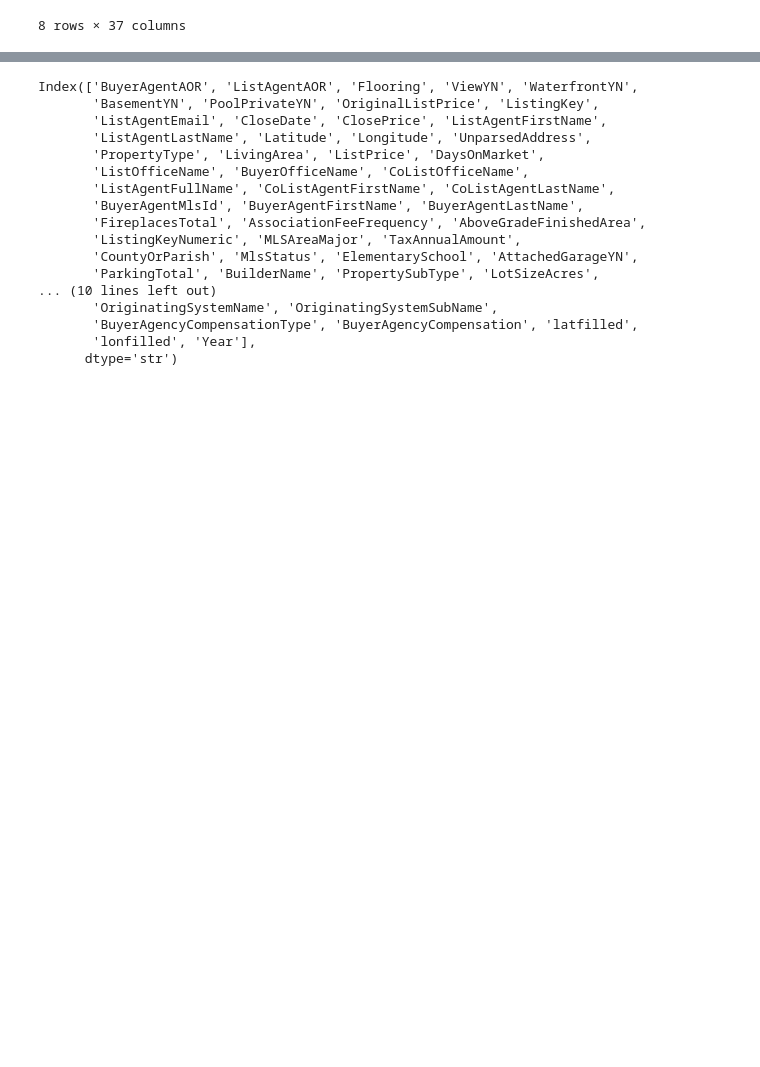
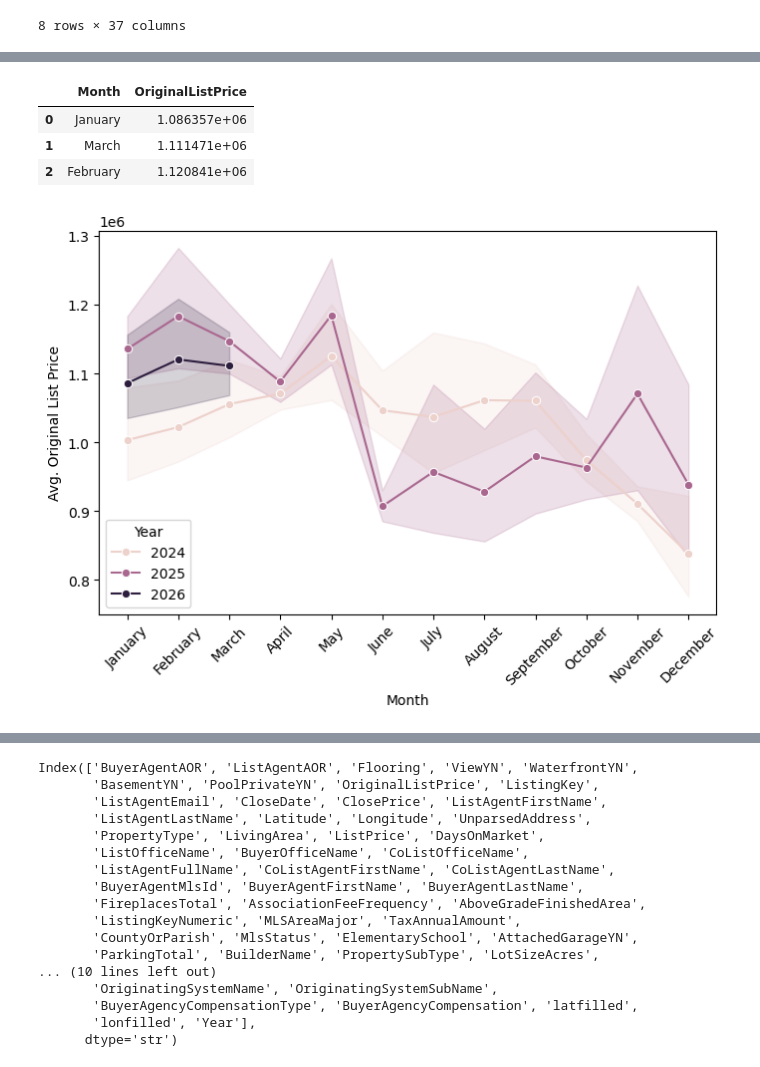
Before and after one commit to mayabernstein/idx-exchange, a Jupyter notebook: data_exploration/02_exploratory_analysis.ipynb, the cells around one changed output, grey strips where cells are left out. Saved outputs shown, nothing was run; the diff lists cells and outputs as text; code cells hidden in the pictures; blank space fills up the shorter version.

```diff
--- a/data_exploration/02_exploratory_analysis.ipynb
+++ b/data_exploration/02_exploratory_analysis.ipynb
@@ -49,0 +176,3 @@ df_listing.describe()
+# %%
+df_listing['Month'] = pd.to_datetime(df_listing['ListingContractDate']).dt.month_name()
+df_listing['Month'].value_counts()
@@ -49,0 +230,17 @@ df_listing.describe()
+# %%
+original_monthly_prices_2026 = df_listing_2026.groupby('Month')['OriginalListPrice'].mean().sort_index().sort_values(ascending=True).reset_index()
+original_monthly_prices_2026
+# %% [output]
+|  | Month | OriginalListPrice |
+| 0 | January | 1.086357e+06 |
+| 1 | March | 1.111471e+06 |
+| 2 | February | 1.120841e+06 |
+# %%
+plt.figure(figsize=(8,5))
+sns.lineplot(data=df_listing, x="Month", y="OriginalListPrice", hue='Year', marker='o')
+plt.xlabel("Month")
+plt.xticks(rotation=45)
+plt.ylabel("Avg. Original List Price")
+plt.show()
+# %% [output]
+[figure, added]
```
Also changed, not shown: parts of 62 cells of this notebook.
